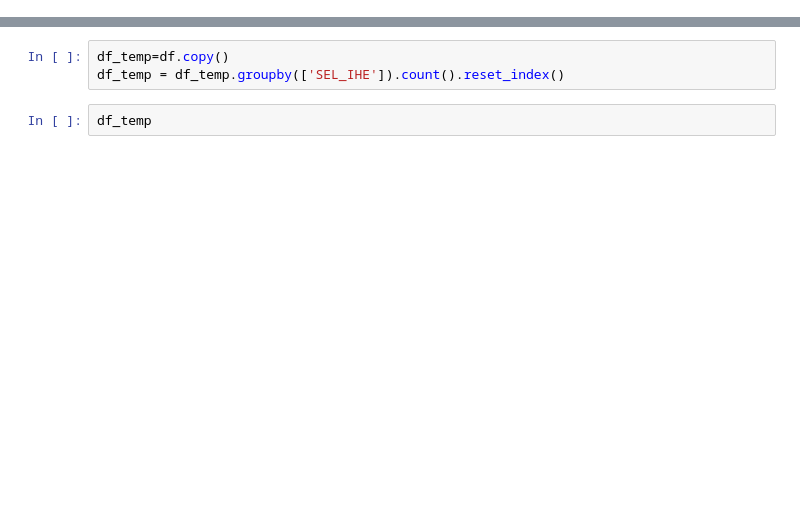
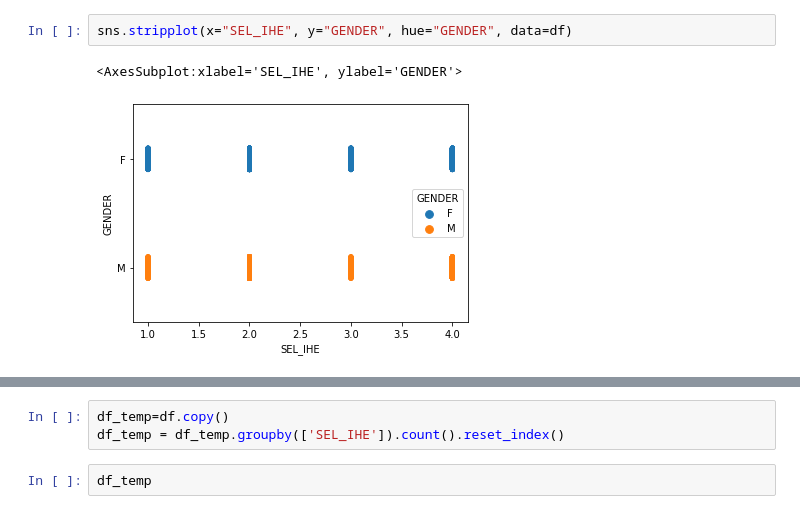
Before and after one commit to s183910/Bachelor_Gabi_Kat, a Jupyter notebook: Code/Basic_dists/Initial_distributions.ipynb, the cells around one changed output, grey strips where cells are left out. Drawn from its saved outputs; the diff is of its cells as text; blank space fills up the shorter version.

```diff
--- a/Code/Basic_dists/Initial_distributions.ipynb
+++ b/Code/Basic_dists/Initial_distributions.ipynb
@@ -3,0 +77,5 @@ df = pd.read_csv("dropped_col_df.csv")
+# %%
+sns.stripplot(x="SEL_IHE", y="GENDER", hue="GENDER", data=df)
+# %% [output]
+<AxesSubplot:xlabel='SEL_IHE', ylabel='GENDER'>
+[figure, added]
```
Also changed, not shown: parts of 12 cells of this notebook, 1 other file.
